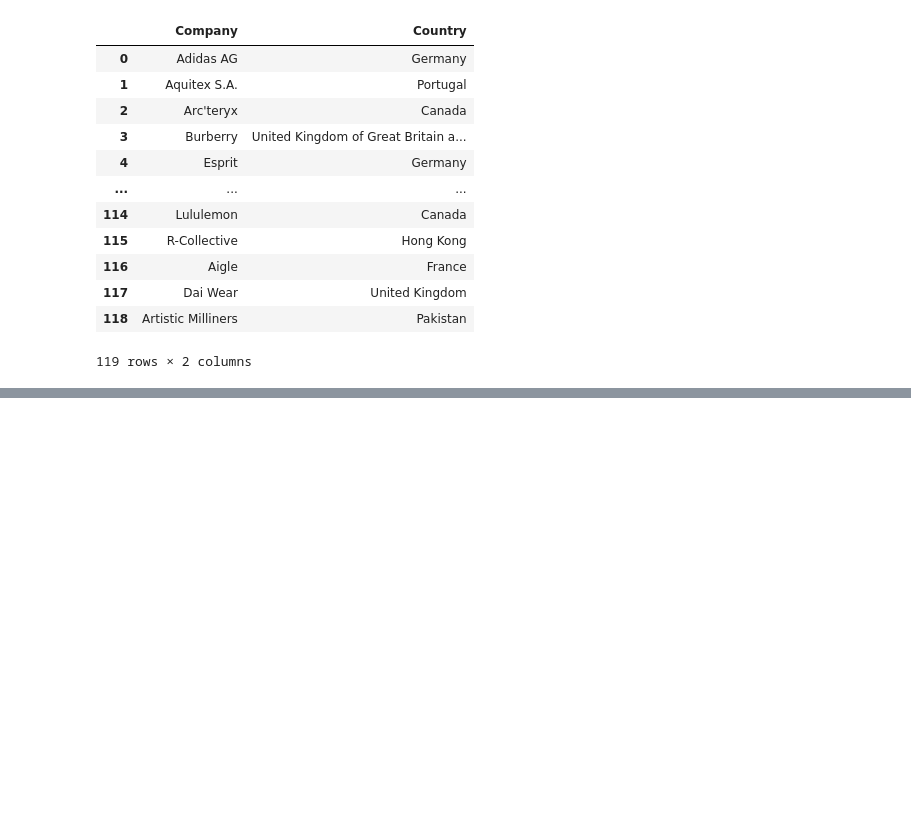
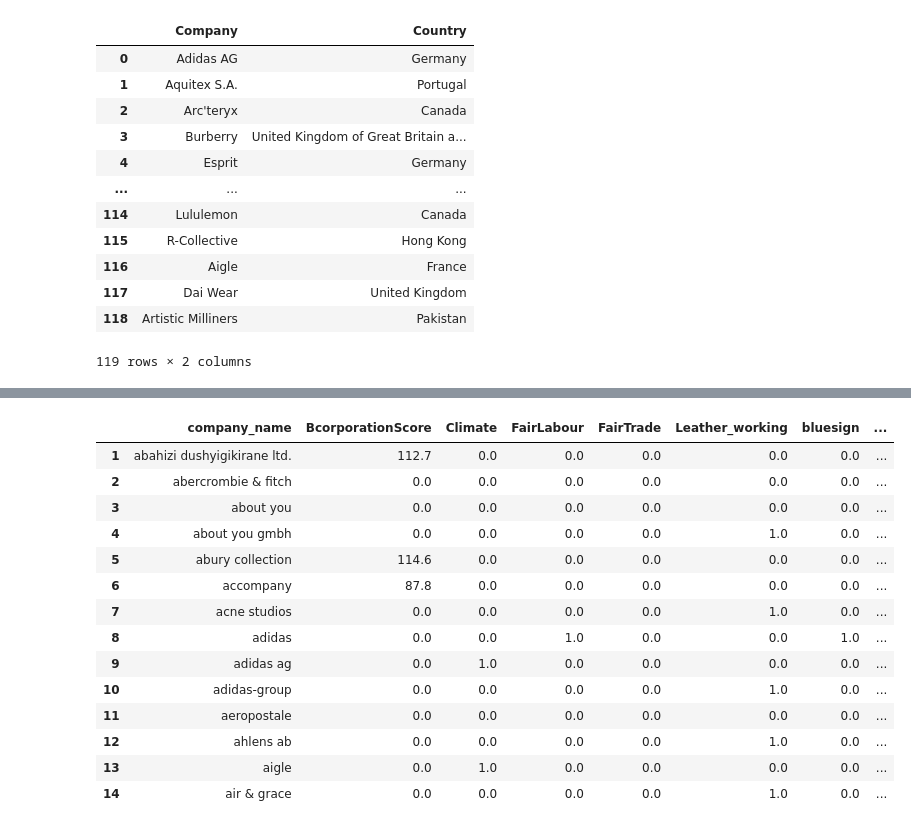
Before and after one commit to nesmaAlmoazamy/BaseCamp, a Jupyter notebook: DataCamp.ipynb, the cells around one changed output, grey strips where cells are left out. Drawn from its saved outputs; the diff is of its cells as text; code cells hidden in the pictures; blank space fills up the shorter version.

```diff
--- a/DataCamp.ipynb
+++ b/DataCamp.ipynb
@@ -135,0 +601,18 @@ climate_initiativesdf.to_csv("/home/nesma/Desktop/Hackathon/ClimateInitiatieves.
+# %%
+Dotty_DF_new[1:15]
+# %% [output]
+|  | company_name | BcorporationScore | Climate | FairLabour | FairTrade | Leather_working | bluesign | ... |
+| 1 | abahizi dushyigikirane ltd. | 112.7 | 0.0 | 0.0 | 0.0 | 0.0 | 0.0 | ... |
+| 2 | abercrombie & fitch | 0.0 | 0.0 | 0.0 | 0.0 | 0.0 | 0.0 | ... |
+| 3 | about you | 0.0 | 0.0 | 0.0 | 0.0 | 0.0 | 0.0 | ... |
+| 4 | about you gmbh | 0.0 | 0.0 | 0.0 | 0.0 | 1.0 | 0.0 | ... |
+| 5 | abury collection | 114.6 | 0.0 | 0.0 | 0.0 | 0.0 | 0.0 | ... |
+| 6 | accompany | 87.8 | 0.0 | 0.0 | 0.0 | 0.0 | 0.0 | ... |
+| 7 | acne studios | 0.0 | 0.0 | 0.0 | 0.0 | 1.0 | 0.0 | ... |
+| 8 | adidas | 0.0 | 0.0 | 1.0 | 0.0 | 0.0 | 1.0 | ... |
+| 9 | adidas ag | 0.0 | 1.0 | 0.0 | 0.0 | 0.0 | 0.0 | ... |
+| 10 | adidas-group | 0.0 | 0.0 | 0.0 | 0.0 | 1.0 | 0.0 | ... |
+| 11 | aeropostale | 0.0 | 0.0 | 0.0 | 0.0 | 0.0 | 0.0 | ... |
+| 12 | ahlens ab | 0.0 | 0.0 | 0.0 | 0.0 | 1.0 | 0.0 | ... |
+| 13 | aigle | 0.0 | 1.0 | 0.0 | 0.0 | 0.0 | 0.0 | ... |
+| 14 | air & grace | 0.0 | 0.0 | 0.0 | 0.0 | 1.0 | 0.0 | ... |
```
Also changed, not shown: parts of 60 cells of this notebook, 9 other files.
